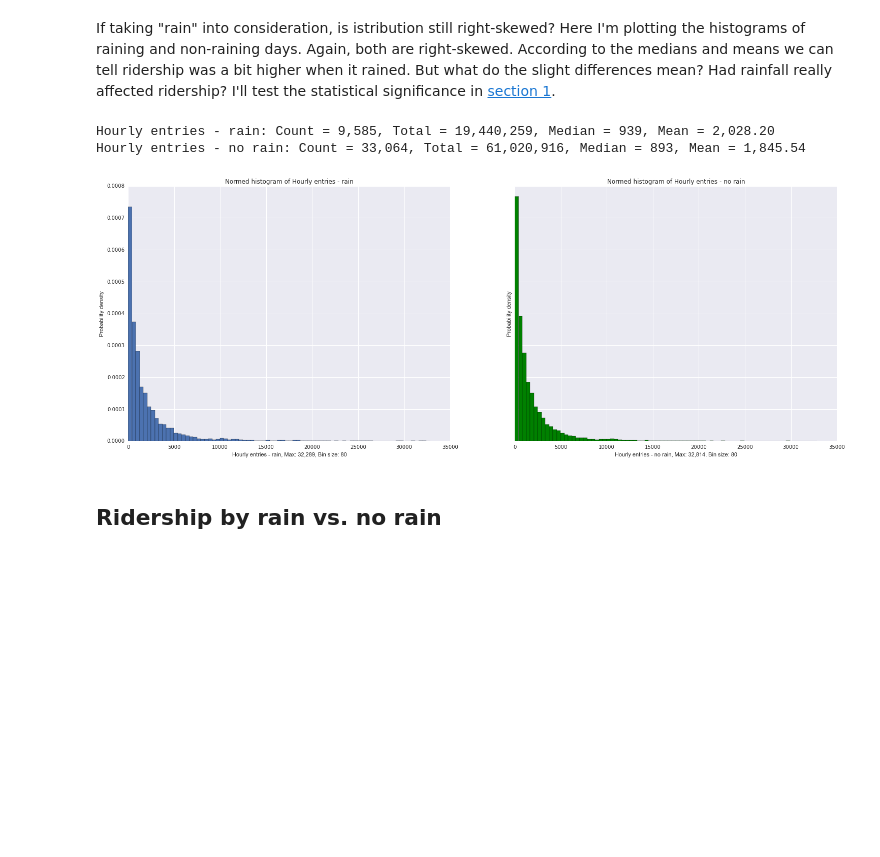
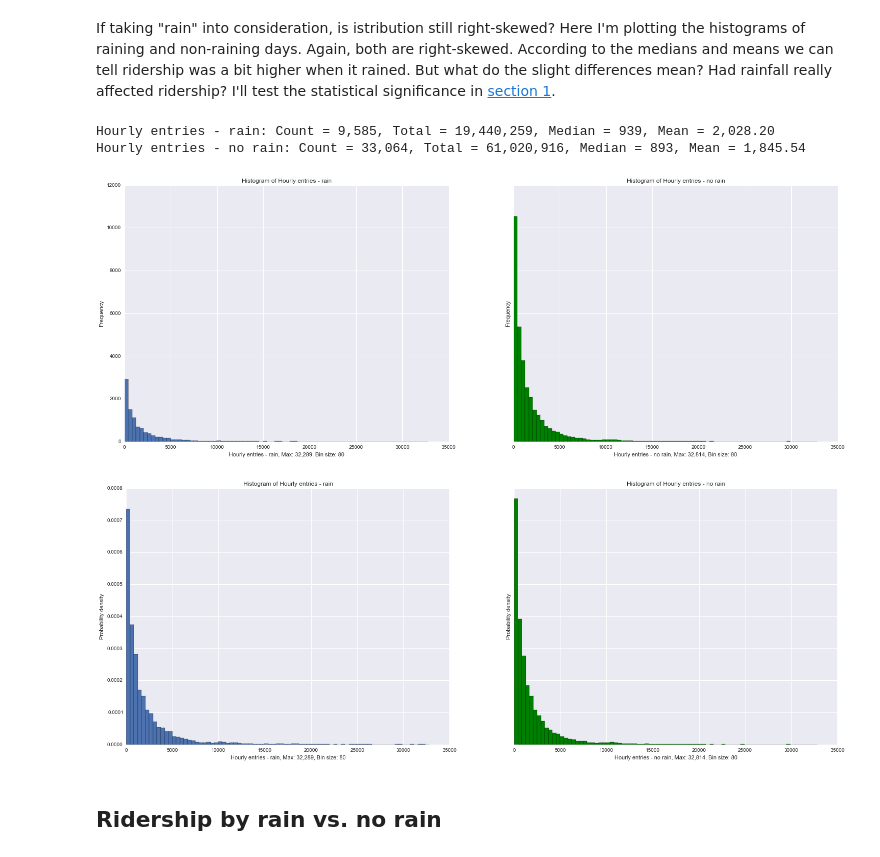
Before and after one commit to meilanou/NYCSubway, a Jupyter notebook: 0. Exploring data.ipynb, the cells around one changed output. Drawn from its saved outputs; the diff is of its cells as text; code cells hidden in the pictures; blank space fills up the shorter version.

```diff
--- a/0. Exploring data.ipynb
+++ b/0. Exploring data.ipynb
@@ -82,20 +82,27 @@ def print_stats(title0, array0, title1, array1):
 Plot 2 side-by-side factored histograms. I'm making them side-by-side
 for visual clearness.
 '''
-def plot_histograms(title0, array0, title1, array1):
+def plot_histograms(title0, array0, title1, array1, bin_size=None, normed=False):
     f, axes = plt.subplots(1, 2, figsize=(25, 9), sharex=True, sharey=True)
     max_data = np.r_[array0, array1].max()
 
-    bin_size = int(np.log10(max_data))*20
+    if bin_size == None:
+        bin_size = int(np.log10(max_data))*20
     bins = np.linspace(0, max_data, bin_size)
 
+    if normed == True:
+        ylabel="Probability density"
+    else:
+        ylabel = "Frequency"
+
+
     axes[0].set(xlabel="{0}, Max: {1:,.0f}, Bin size: {2}".format(title0, np.max(array0), bin_size), \
-                ylabel="Probability density", title="Normed histogram of {}".format(title0))
-    axes[0].hist(array0, bins=bins, normed=True)
+                ylabel=ylabel, title="Histogram of {}".format(title0))
+    axes[0].hist(array0, bins=bins, normed=normed)
 
     axes[1].set(xlabel="{0}, Max: {1:,.0f}, Bin size: {2}".format(title1, np.max(array1), bin_size), \
-                ylabel="Probability density", title="Normed histogram of {}".format(title1))
-    axes[1].hist(array1, bins=bins, normed=True, color='green')
+                ylabel=ylabel, title="Histogram of {}".format(title1))
+    axes[1].hist(array1, bins=bins, normed=normed, color='green')
 # %%
 ent_hr = list(df["ENTRIESn_hourly"])
 ext_hr = list(df["EXITSn_hourly"])
@@ -112,12 +119,14 @@ If taking "rain" into consideration, is istribution still right-skewed? Here I'm
 # %%
 ent_hr_rain = list(df[df['rain'] == 1]['ENTRIESn_hourly'])
 ent_hr_no_rain = list(df[df['rain'] == 0]['ENTRIESn_hourly'])
 print_stats('Hourly entries - rain', ent_hr_rain, 'Hourly entries - no rain', ent_hr_no_rain)
 plot_histograms('Hourly entries - rain', ent_hr_rain, 'Hourly entries - no rain', ent_hr_no_rain)
+plot_histograms('Hourly entries - rain', ent_hr_rain, 'Hourly entries - no rain', ent_hr_no_rain, normed=True)
 # %% [output]
 Hourly entries - rain: Count = 9,585, Total = 19,440,259, Median = 939, Mean = 2,028.20
 Hourly entries - no rain: Count = 33,064, Total = 61,020,916, Median = 893, Mean = 1,845.54
-[figure, old version]
+[figure, new version]
+[figure, added]
 # %% [markdown]
 ## Ridership by rain vs. no rain
 # %% [markdown]
```
Also changed, not shown: parts of 1 cell of this notebook.
